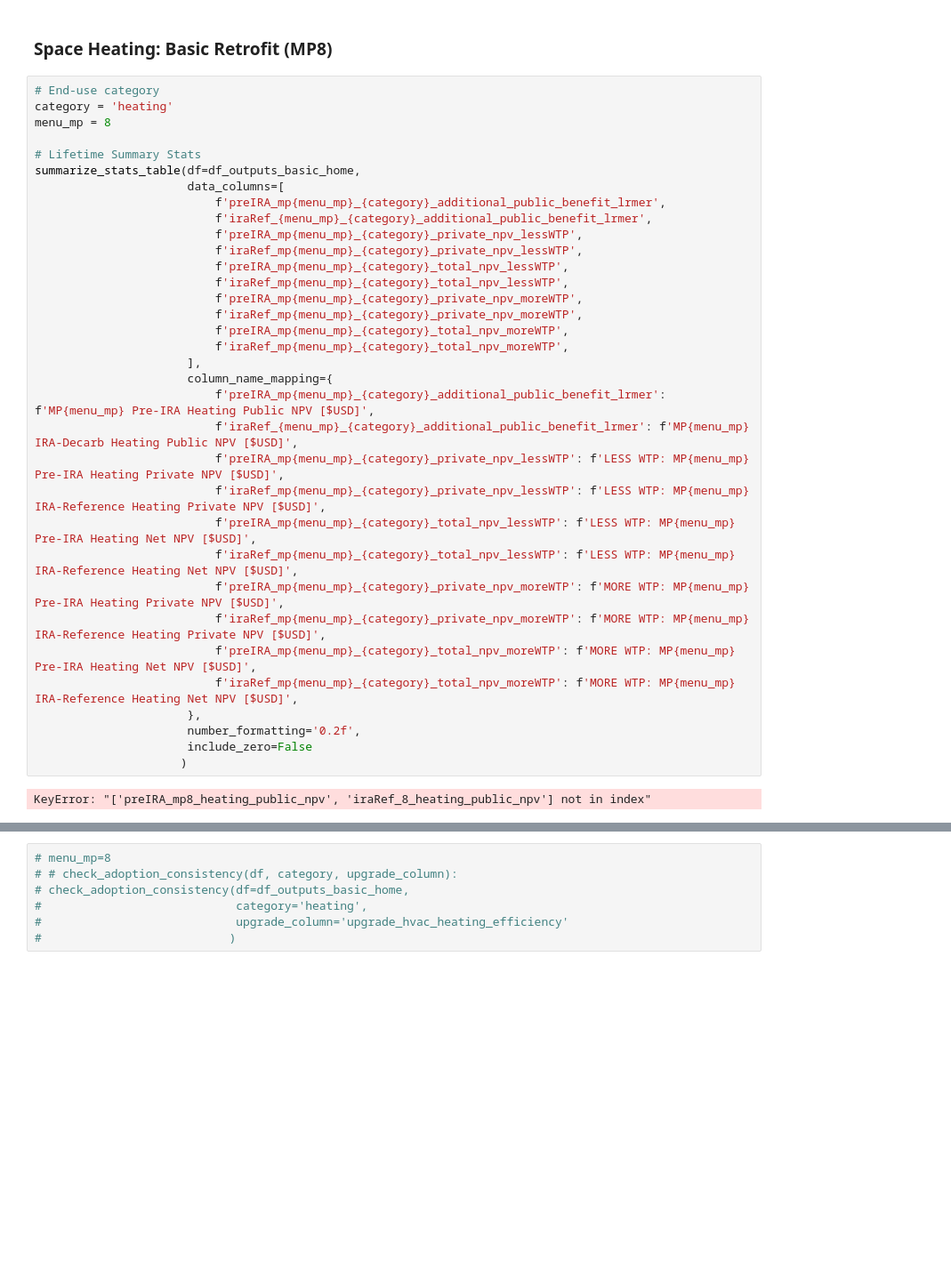
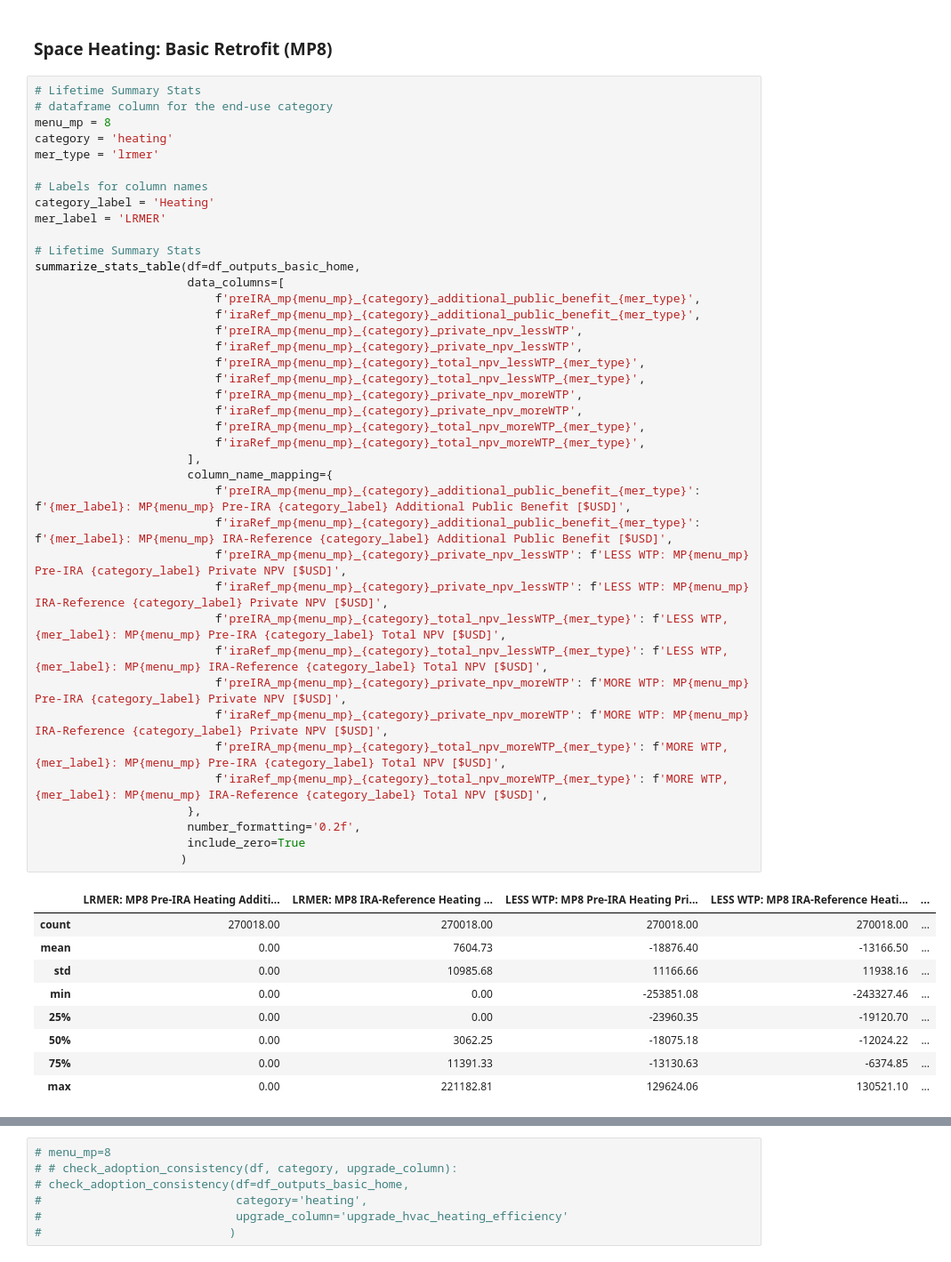
Before and after one commit to jordan-joseph126/cmu-tare-model, a Jupyter notebook: tare_model_main_v1.4.1.ipynb, the cells around one changed output, grey strips where cells are left out. Shown: that part at 89% size. Drawn from its saved outputs; the diff is of its cells as text; blank space fills up the shorter version.

Commit message:
finished fixing LRMER and SRMER issue

```diff
--- a/tare_model_main_v1.4.1.ipynb
+++ b/tare_model_main_v1.4.1.ipynb
@@ -315,38 +315,52 @@ df_outputs_basic_cooking['base_fuel'] = df_outputs_basic_home['base_cooking_fuel
 # %% [markdown]
 ### Space Heating: Basic Retrofit (MP8)
 # %%
-# End-use category
+# Lifetime Summary Stats
+# dataframe column for the end-use category
+menu_mp = 8
 category = 'heating'
-menu_mp = 8
+mer_type = 'lrmer'
+
+# Labels for column names
+category_label = 'Heating'
+mer_label = 'LRMER'
 
 # Lifetime Summary Stats
 summarize_stats_table(df=df_outputs_basic_home,
                       data_columns=[
-                          f'preIRA_mp{menu_mp}_{category}_additional_public_benefit_lrmer',
-                          f'iraRef_{menu_mp}_{category}_additional_public_benefit_lrmer',
+                          f'preIRA_mp{menu_mp}_{category}_additional_public_benefit_{mer_type}',
+                          f'iraRef_mp{menu_mp}_{category}_additional_public_benefit_{mer_type}',
                           f'preIRA_mp{menu_mp}_{category}_private_npv_lessWTP',
                           f'iraRef_mp{menu_mp}_{category}_private_npv_lessWTP',
-                          f'preIRA_mp{menu_mp}_{category}_total_npv_lessWTP',
-                          f'iraRef_mp{menu_mp}_{category}_total_npv_lessWTP',
+                          f'preIRA_mp{menu_mp}_{category}_total_npv_lessWTP_{mer_type}',
+                          f'iraRef_mp{menu_mp}_{category}_total_npv_lessWTP_{mer_type}',
                           f'preIRA_mp{menu_mp}_{category}_private_npv_moreWTP',
                           f'iraRef_mp{menu_mp}_{category}_private_npv_moreWTP',
-                          f'preIRA_mp{menu_mp}_{category}_total_npv_moreWTP',
-                          f'iraRef_mp{menu_mp}_{category}_total_npv_moreWTP',
+                          f'preIRA_mp{menu_mp}_{category}_total_npv_moreWTP_{mer_type}',
+                          f'iraRef_mp{menu_mp}_{category}_total_npv_moreWTP_{mer_type}',
                       ],
                       column_name_mapping={
-                          f'preIRA_mp{menu_mp}_{category}_additional_public_benefit_lrmer': f'MP{menu_mp} Pre-IRA Heating Public NPV [$USD]',
-                          f'iraRef_{menu_mp}_{category}_additional_public_benefit_lrmer': f'MP{menu_mp} IRA-Decarb Heating Public NPV [$USD]',
-                          f'preIRA_mp{menu_mp}_{category}_private_npv_lessWTP': f'LESS WTP: MP{menu_mp} Pre-IRA Heating Private NPV [$USD]',
-                          f'iraRef_mp{menu_mp}_{category}_private_npv_lessWTP': f'LESS WTP: MP{menu_mp} IRA-Reference Heating Private NPV [$USD]',
-                          f'preIRA_mp{menu_mp}_{category}_total_npv_lessWTP': f'LESS WTP: MP{menu_mp} Pre-IRA Heating Net NPV [$USD]',
-                          f'iraRef_mp{menu_mp}_{category}_total_npv_lessWTP': f'LESS WTP: MP{menu_mp} IRA-Reference Heating Net NPV [$USD]',
-                          f'preIRA_mp{menu_mp}_{category}_private_npv_moreWTP': f'MORE WTP: MP{menu_mp} Pre-IRA Heating Private NPV [$USD]',
-                          f'iraRef_mp{menu_mp}_{category}_private_npv_moreWTP': f'MORE WTP: MP{menu_mp} IRA-Reference Heating Private NPV [$USD]',
-                          f'preIRA_mp{menu_mp}_{category}_total_npv_moreWTP': f'MORE WTP: MP{menu_mp} Pre-IRA Heating Net NPV [$USD]',
-                          f'iraRef_mp{menu_mp}_{category}_total_npv_moreWTP': f'MORE WTP: MP{menu_mp} IRA-Reference Heating Net NPV [$USD]',
+                          f'preIRA_mp{menu_mp}_{category}_additional_public_benefit_{mer_type}': f'{mer_label}: MP{menu_mp} Pre-IRA {category_label} Additional Public Benefit [$USD]',
+                          f'iraRef_mp{menu_mp}_{category}_additional_public_benefit_{mer_type}': f'{mer_label}: MP{menu_mp} IRA-Reference {category_label} Additional Public Benefit [$USD]',
+                          f'preIRA_mp{menu_mp}_{category}_private_npv_lessWTP': f'LESS WTP: MP{menu_mp} Pre-IRA {category_label} Private NPV [$USD]',
+                          f'iraRef_mp{menu_mp}_{category}_private_npv_lessWTP': f'LESS WTP: MP{menu_mp} IRA-Reference {category_label} Private NPV [$USD]',
+                          f'preIRA_mp{menu_mp}_{category}_total_npv_lessWTP_{mer_type}': f'LESS WTP, {mer_label}: MP{menu_mp} Pre-IRA {category_label} Total NPV [$USD]',
+                          f'iraRef_mp{menu_mp}_{category}_total_npv_lessWTP_{mer_type}': f'LESS WTP, {mer_label}: MP{menu_mp} IRA-Reference {category_label} Total NPV [$USD]',
+                          f'preIRA_mp{menu_mp}_{category}_private_npv_moreWTP': f'MORE WTP: MP{menu_mp} Pre-IRA {category_label} Private NPV [$USD]',
+                          f'iraRef_mp{menu_mp}_{category}_private_npv_moreWTP': f'MORE WTP: MP{menu_mp} IRA-Reference {category_label} Private NPV [$USD]',
+                          f'preIRA_mp{menu_mp}_{category}_total_npv_moreWTP_{mer_type}': f'MORE WTP, {mer_label}: MP{menu_mp} Pre-IRA {category_label} Total NPV [$USD]',
+                          f'iraRef_mp{menu_mp}_{category}_total_npv_moreWTP_{mer_type}': f'MORE WTP, {mer_label}: MP{menu_mp} IRA-Reference {category_label} Total NPV [$USD]',
                       },
                       number_formatting='0.2f',
-                      include_zero=False
+                      include_zero=True
                      )
 # %% [output]
-KeyError: "['preIRA_mp8_heating_public_npv', 'iraRef_8_heating_public_npv'] not in index"
+|  | LRMER: MP8 Pre-IRA Heating Additi... | LRMER: MP8 IRA-Reference Heating ... | LESS WTP: MP8 Pre-IRA Heating Pri... | LESS WTP: MP8 IRA-Reference Heati... | ... |
+| count | 270018.00 | 270018.00 | 270018.00 | 270018.00 | ... |
+| mean | 0.00 | 7604.73 | -18876.40 | -13166.50 | ... |
+| std | 0.00 | 10985.68 | 11166.66 | 11938.16 | ... |
+| min | 0.00 | 0.00 | -253851.08 | -243327.46 | ... |
+| 25% | 0.00 | 0.00 | -23960.35 | -19120.70 | ... |
+| 50% | 0.00 | 3062.25 | -18075.18 | -12024.22 | ... |
+| 75% | 0.00 | 11391.33 | -13130.63 | -6374.85 | ... |
+| max | 0.00 | 221182.81 | 129624.06 | 130521.10 | ... |
```
Also changed, not shown: parts of 42 cells of this notebook, 1 other file.
